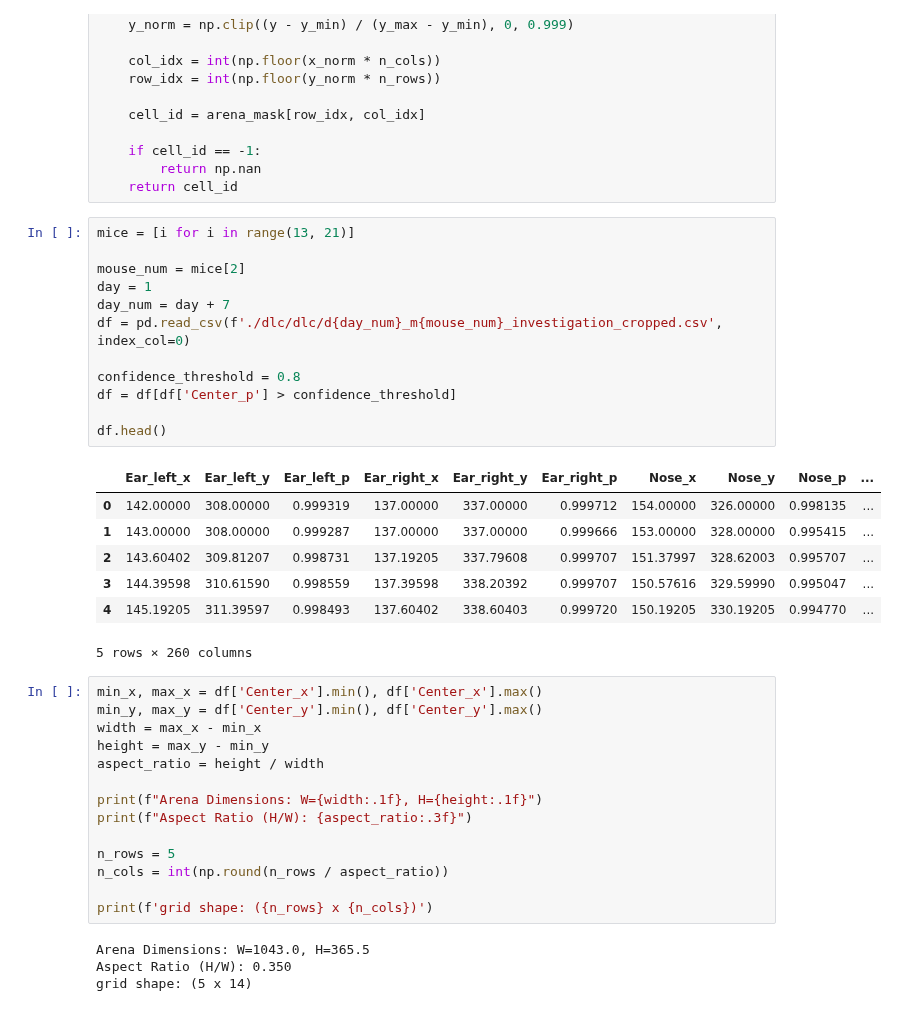
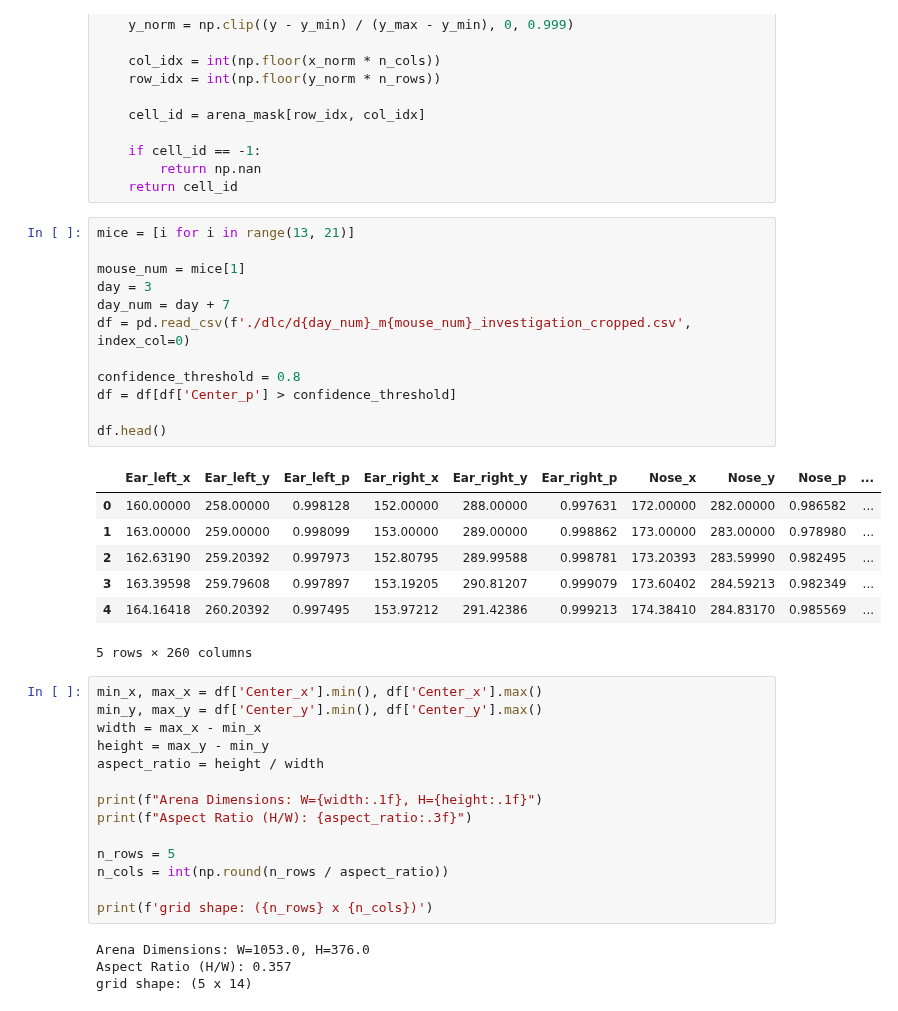
Before and after one commit to hridaik/social-defeat, a Jupyter notebook: dlc.ipynb, the cells around one changed output. Cells and saved outputs as stored; diff of their text form.

```diff
--- a/dlc.ipynb
+++ b/dlc.ipynb
@@ -31,22 +31,22 @@ def map_coordinates_to_cell(x, y, x_min, x_max, y_min, y_max):
 # %%
 mice = [i for i in range(13, 21)]
 
-mouse_num = mice[2]
-day = 1
+mouse_num = mice[1]
+day = 3
 day_num = day + 7
-df = pd.read_csv(f'./dlc/dlc/d{day_num}_m{mouse_num}_investigation_cropped.csv', index_col=0)
+df = pd.read_csv(f'./dlc/d{day_num}_m{mouse_num}_investigation_cropped.csv', index_col=0)
 
 confidence_threshold = 0.8
 df = df[df['Center_p'] > confidence_threshold]
 
 df.head()
 # %% [output]
 |  | Ear_left_x | Ear_left_y | Ear_left_p | Ear_right_x | Ear_right_y | Ear_right_p | Nose_x | Nose_y | Nose_p | ... |
-| 0 | 142.00000 | 308.00000 | 0.999319 | 137.00000 | 337.00000 | 0.999712 | 154.00000 | 326.00000 | 0.998135 | ... |
-| 1 | 143.00000 | 308.00000 | 0.999287 | 137.00000 | 337.00000 | 0.999666 | 153.00000 | 328.00000 | 0.995415 | ... |
-| 2 | 143.60402 | 309.81207 | 0.998731 | 137.19205 | 337.79608 | 0.999707 | 151.37997 | 328.62003 | 0.995707 | ... |
-| 3 | 144.39598 | 310.61590 | 0.998559 | 137.39598 | 338.20392 | 0.999707 | 150.57616 | 329.59990 | 0.995047 | ... |
-| 4 | 145.19205 | 311.39597 | 0.998493 | 137.60402 | 338.60403 | 0.999720 | 150.19205 | 330.19205 | 0.994770 | ... |
+| 0 | 160.00000 | 258.00000 | 0.998128 | 152.00000 | 288.00000 | 0.997631 | 172.00000 | 282.00000 | 0.986582 | ... |
+| 1 | 163.00000 | 259.00000 | 0.998099 | 153.00000 | 289.00000 | 0.998862 | 173.00000 | 283.00000 | 0.978980 | ... |
+| 2 | 162.63190 | 259.20392 | 0.997973 | 152.80795 | 289.99588 | 0.998781 | 173.20393 | 283.59990 | 0.982495 | ... |
+| 3 | 163.39598 | 259.79608 | 0.997897 | 153.19205 | 290.81207 | 0.999079 | 173.60402 | 284.59213 | 0.982349 | ... |
+| 4 | 164.16418 | 260.20392 | 0.997495 | 153.97212 | 291.42386 | 0.999213 | 174.38410 | 284.83170 | 0.985569 | ... |
 5 rows × 260 columns
 # %%
 min_x, max_x = df['Center_x'].min(), df['Center_x'].max()
@@ -63,6 +63,6 @@ n_cols = int(np.round(n_rows / aspect_ratio))
 
 print(f'grid shape: ({n_rows} x {n_cols})')
 # %% [output]
-Arena Dimensions: W=1043.0, H=365.5
-Aspect Ratio (H/W): 0.350
+Arena Dimensions: W=1053.0, H=376.0
+Aspect Ratio (H/W): 0.357
 grid shape: (5 x 14)
```
Also changed, not shown: parts of 10 cells of this notebook, 5 other files.
